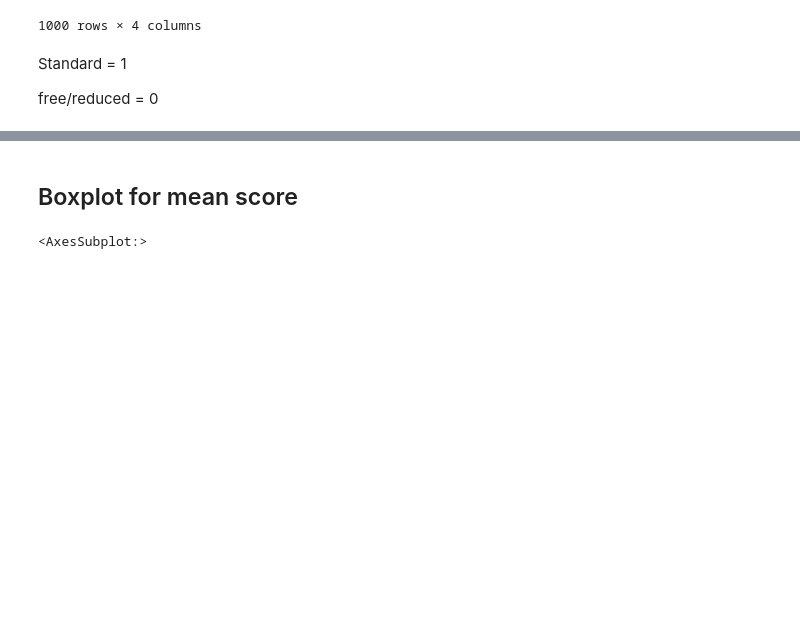
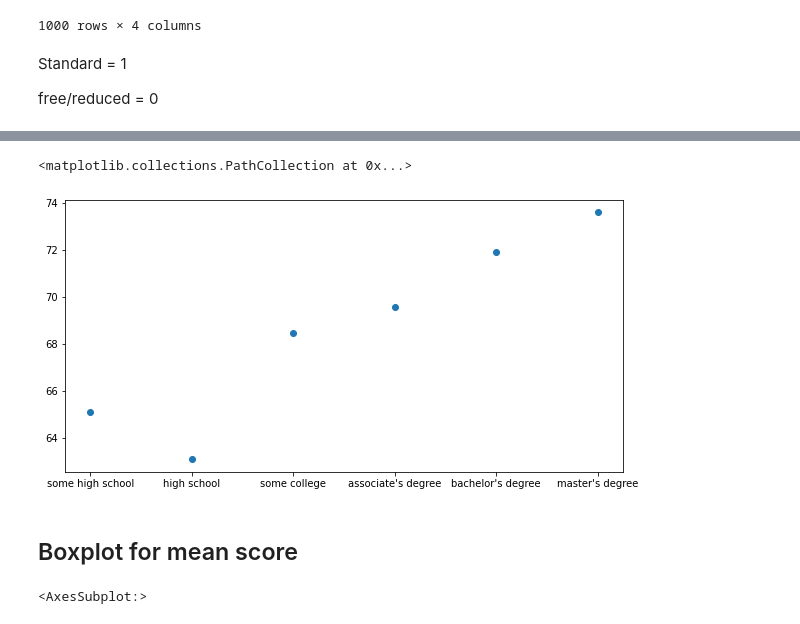
Before and after one commit to ShaiYona/Data-Science, a Jupyter notebook: tirgulim/tirgul9/tirgul9.ipynb, the cells around one changed output, grey strips where cells are left out. Saved outputs shown, nothing was run; the diff lists cells and outputs as text; code cells hidden in the pictures; blank space fills up the shorter version.

```diff
--- a/tirgulim/tirgul9/tirgul9.ipynb
+++ b/tirgulim/tirgul9/tirgul9.ipynb
@@ -255,3 +275,13 @@ EducLunchMean_ScoreData.groupby(['parental level of education','lunch'])[['mean
+# %%
+mean_parent = EducLunchMean_ScoreData.groupby('parental level of education')['mean score'].mean()
+
+# We manually orderd the plot according to the degrees
+order = [5,2,4,0,1,3]
+plt.figure(figsize=(10,5))
+plt.scatter(mean_parent.index[order],mean_parent.values[order])
+# %% [output]
+<matplotlib.collections.PathCollection at 0x...>
+[figure, added]
 # %% [markdown]
 ## Boxplot for mean score
 # %%
```
Also changed, not shown: parts of 11 cells of this notebook.
